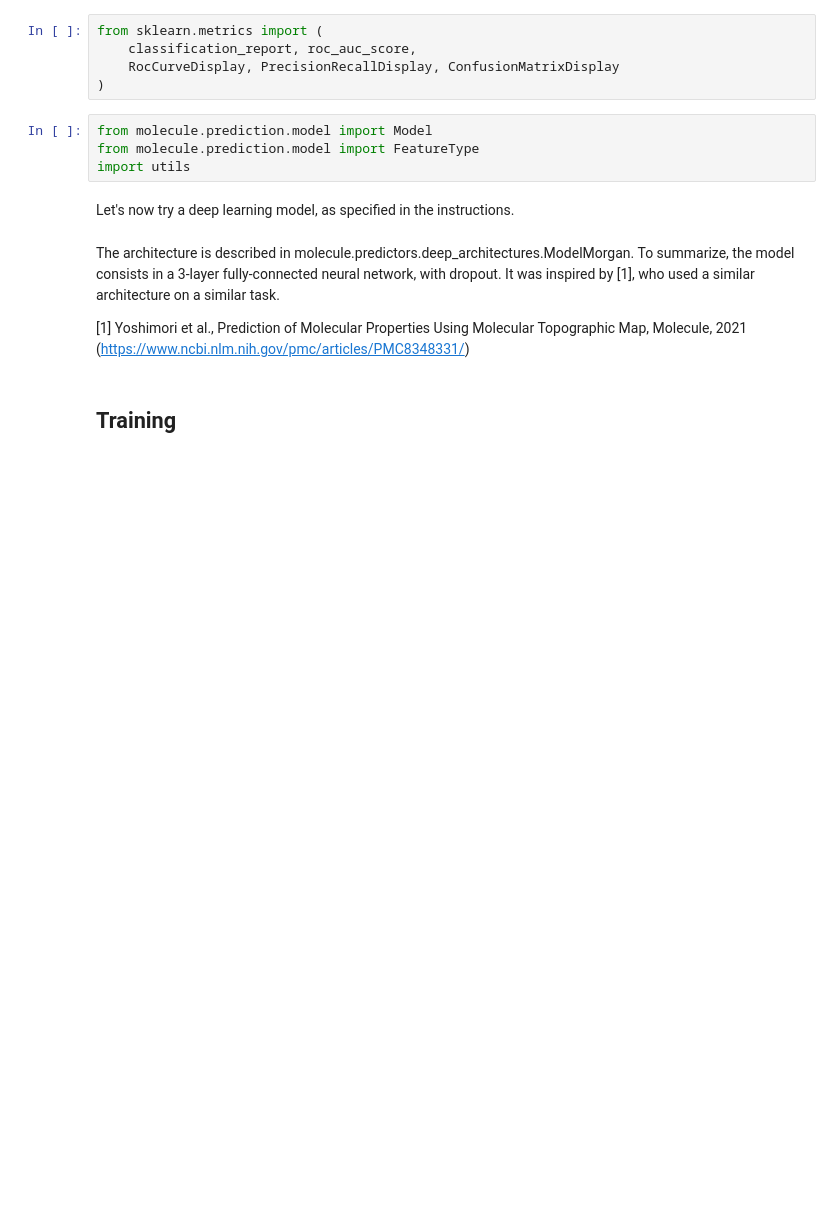
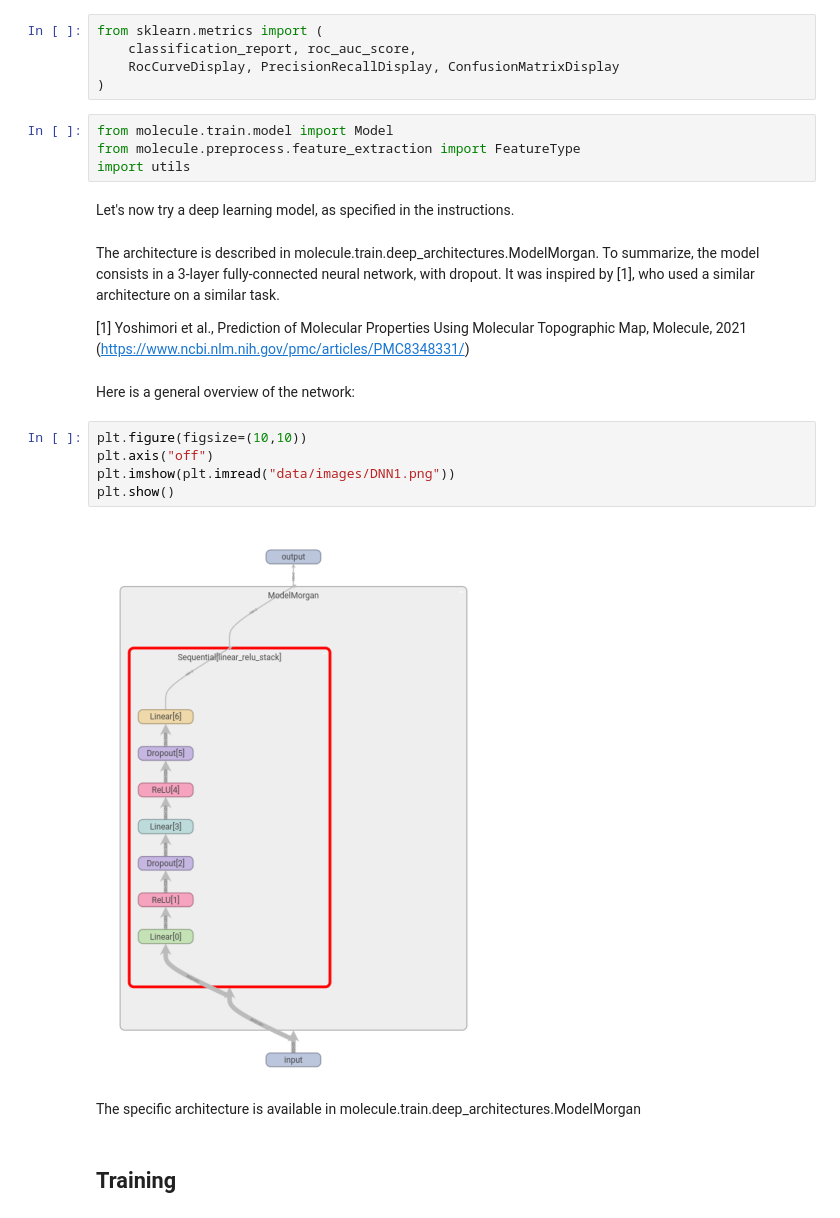
Before and after one commit to yannick-lc/test-servier, a Jupyter notebook: notebooks/2 - Model 1 - Morgan fingerprints.ipynb, the cells around one changed output. Saved outputs shown, nothing was run; the diff lists cells and outputs as text; blank space fills up the shorter version.

```diff
--- a/notebooks/2 - Model 1 - Morgan fingerprints.ipynb
+++ b/notebooks/2 - Model 1 - Morgan fingerprints.ipynb
@@ -188,15 +188,26 @@ from sklearn.metrics import (
     RocCurveDisplay, PrecisionRecallDisplay, ConfusionMatrixDisplay
 )
 # %%
-from molecule.prediction.model import Model
-from molecule.prediction.model import FeatureType
+from molecule.train.model import Model
+from molecule.preprocess.feature_extraction import FeatureType
 import utils
 # %% [markdown]
 Let's now try a deep learning model, as specified in the instructions.
 # %% [markdown]
-The architecture is described in molecule.predictors.deep_architectures.ModelMorgan. To summarize, the model consists in a 3-layer fully-connected neural network, with dropout. It was inspired by [1], who used a similar architecture on a similar task.
+The architecture is described in molecule.train.deep_architectures.ModelMorgan. To summarize, the model consists in a 3-layer fully-connected neural network, with dropout. It was inspired by [1], who used a similar architecture on a similar task.
 
 [1] Yoshimori et al., Prediction of Molecular Properties Using Molecular Topographic Map, Molecule, 2021 (https://www.ncbi.nlm.nih.gov/pmc/articles/PMC8348331/)
+# %% [markdown]
+Here is a general overview of the network:
+# %%
+plt.figure(figsize=(10,10))
+plt.axis("off")
+plt.imshow(plt.imread("data/images/DNN1.png"))
+plt.show()
+# %% [output]
+[figure, added]
+# %% [markdown]
+The specific architecture is available in molecule.train.deep_architectures.ModelMorgan
 # %% [markdown]
 ## Training
 # %%
```
Also changed, not shown: parts of 3 cells of this notebook, 7 other files.
